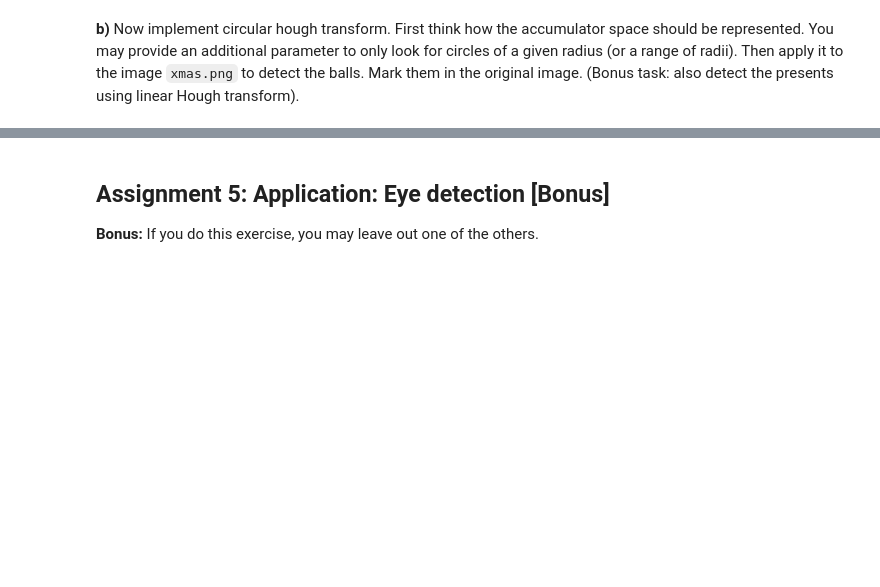
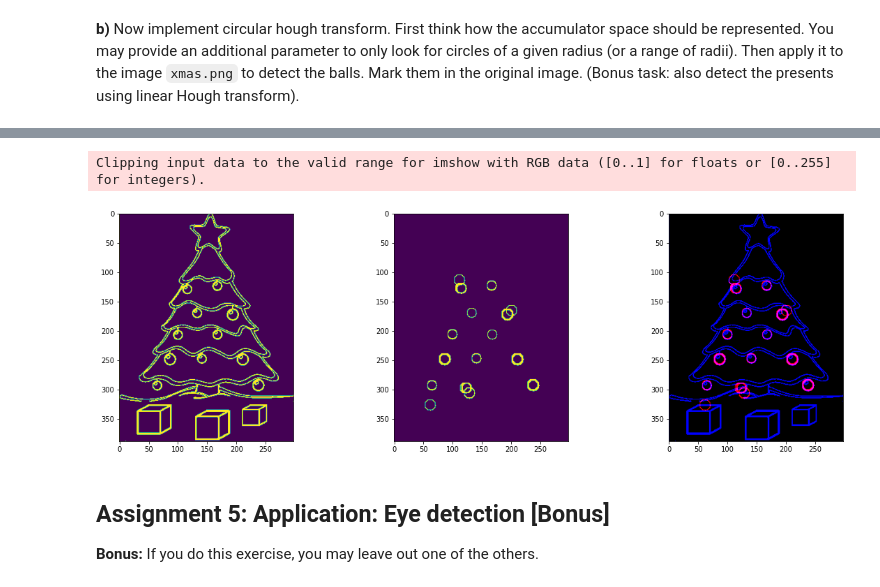
Before and after one commit to jumorisse/Computer-Vision, a Jupyter notebook: Sheet06/sheet06.ipynb, the cells around one changed output, grey strips where cells are left out. Drawn from its saved outputs; the diff is of its cells as text; code cells hidden in the pictures; blank space fills up the shorter version.

```diff
--- a/Sheet06/sheet06.ipynb
+++ b/Sheet06/sheet06.ipynb
@@ -452,3 +474,33 @@ img = imread('images/xmas.png')
+# %%
+def draw_circle(array, x, y, r):
+    for t in range(360):
+        b = y - r * np.sin(t * np.pi/180)
+        a = x - r * np.cos(t * np.pi/180)
+        if (b>=0 and b<array.shape[0]) and (a>=0 and a<array.shape[1]):
+            array[int(b),int(a)] = 255
+    return array
+
+
+threshold = 9
+results = np.zeros(img.shape)
+for y,x,r in np.argwhere(acc>threshold):
+    results = draw_circle(results, int(x*scale),int(y*scale), r)
+
+masked = np.zeros((img.shape[0], img.shape[1], 3))
+masked[:,:,2] = img
+masked[:,:,0] = results
+
+plt.figure(figsize=(20,6))
+plt.subplot(1,3,1)
+plt.imshow(img)
+plt.subplot(1,3,2)
+plt.imshow(results)
+plt.subplot(1,3,3)
+plt.imshow(masked)
+plt.show()
+# %% [output]
+Clipping input data to the valid range for imshow with RGB data ([0..1] for floats or [0..255] for integers).
+[figure, added]
 # %% [markdown]
 ## Assignment 5: Application: Eye detection [Bonus]
 
```
Also changed, not shown: parts of 2 cells of this notebook, 12 other files.
